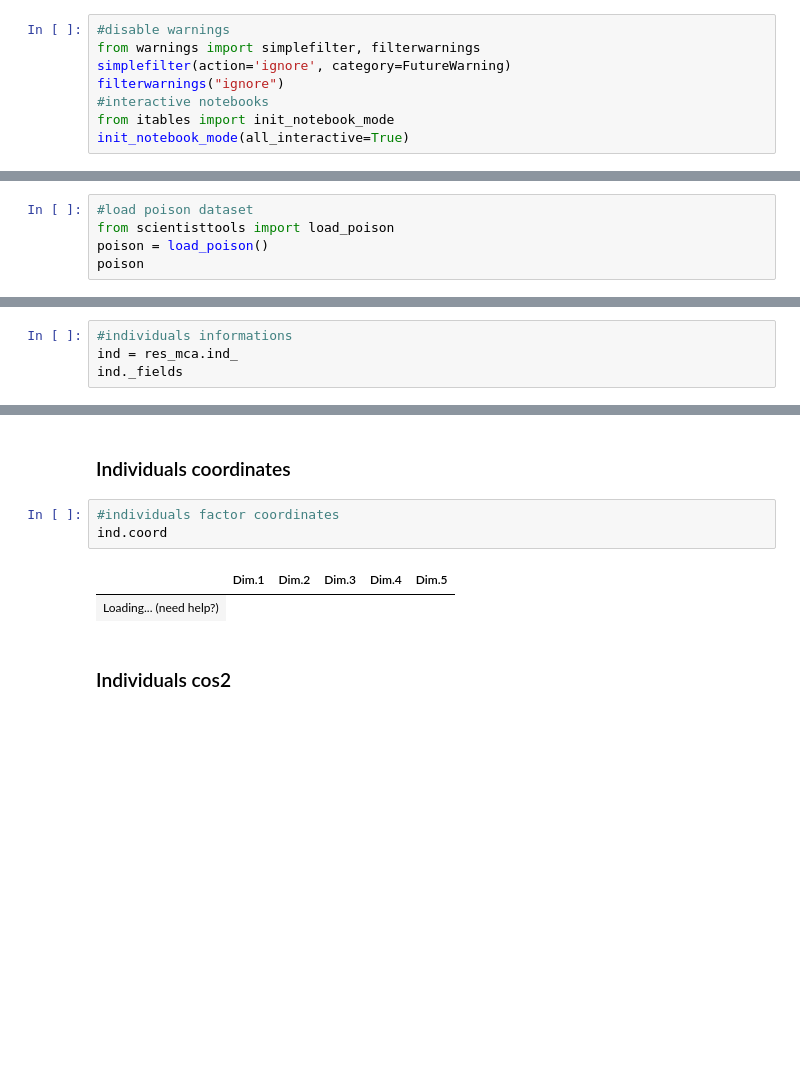
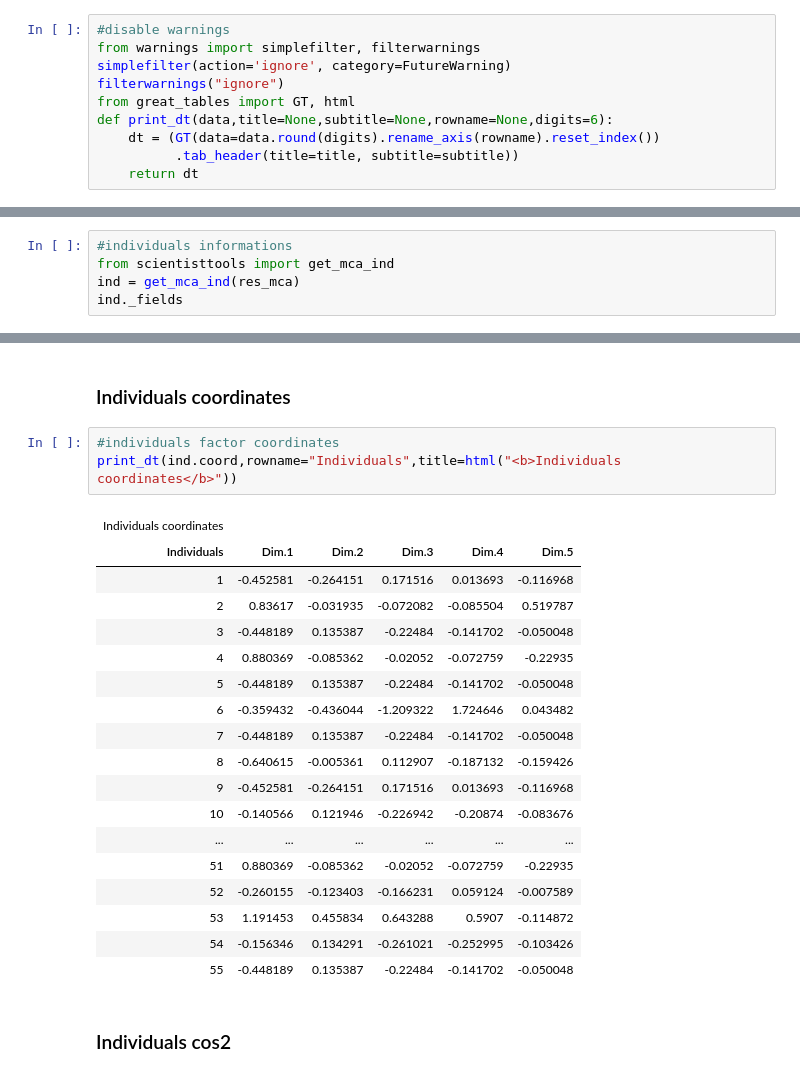
Before and after one commit to enfantbenidedieu/scientisttools, a Jupyter notebook: notebooks/05 - MCA/01-MCA-poison.ipynb, the cells around one changed output, grey strips where cells are left out. Drawn from its saved outputs; the diff is of its cells as text; blank space fills up the shorter version.

```diff
--- a/notebooks/05 - MCA/01-MCA-poison.ipynb
+++ b/notebooks/05 - MCA/01-MCA-poison.ipynb
@@ -5,6 +5,8 @@
 from warnings import simplefilter, filterwarnings
 simplefilter(action='ignore', category=FutureWarning)
 filterwarnings("ignore")
-#interactive notebooks
-from itables import init_notebook_mode
-init_notebook_mode(all_interactive=True)
+from great_tables import GT, html
+def print_dt(data,title=None,subtitle=None,rowname=None,digits=6):
+    dt = (GT(data=data.round(digits).rename_axis(rowname).reset_index())
+          .tab_header(title=title, subtitle=subtitle))
+    return dt
@@ -14,5 +12,0 @@ init_notebook_mode(all_interactive=True)
-# %%
-#load poison dataset
-from scientisttools import load_poison
-poison = load_poison()
-poison
@@ -63,7 +106,8 @@ eig_correction.greenacre
 ## Individuals informations
 # %%
 #individuals informations
-ind = res_mca.ind_
+from scientisttools import get_mca_ind
+ind = get_mca_ind(res_mca)
 ind._fields
 # %% [output]
 ('coord', 'cos2', 'contrib', 'infos')
@@ -71,10 +115,26 @@ ind._fields
 ### Individuals coordinates
 # %%
 #individuals factor coordinates
-ind.coord
+print_dt(ind.coord,rowname="Individuals",title=html("<b>Individuals coordinates</b>"))
 # %% [output]
-|  | Dim.1 | Dim.2 | Dim.3 | Dim.4 | Dim.5 |
-| Loading... (need help?) |
+| Individuals coordinates |  |  |  |  |  |
+| Individuals | Dim.1 | Dim.2 | Dim.3 | Dim.4 | Dim.5 |
+| 1 | -0.452581 | -0.264151 | 0.171516 | 0.013693 | -0.116968 |
+| 2 | 0.83617 | -0.031935 | -0.072082 | -0.085504 | 0.519787 |
+| 3 | -0.448189 | 0.135387 | -0.22484 | -0.141702 | -0.050048 |
+| 4 | 0.880369 | -0.085362 | -0.02052 | -0.072759 | -0.22935 |
+| 5 | -0.448189 | 0.135387 | -0.22484 | -0.141702 | -0.050048 |
+| 6 | -0.359432 | -0.436044 | -1.209322 | 1.724646 | 0.043482 |
+| 7 | -0.448189 | 0.135387 | -0.22484 | -0.141702 | -0.050048 |
+| 8 | -0.640615 | -0.005361 | 0.112907 | -0.187132 | -0.159426 |
+| 9 | -0.452581 | -0.264151 | 0.171516 | 0.013693 | -0.116968 |
+| 10 | -0.140566 | 0.121946 | -0.226942 | -0.20874 | -0.083676 |
+| ... | ... | ... | ... | ... | ... |
+| 51 | 0.880369 | -0.085362 | -0.02052 | -0.072759 | -0.22935 |
+| 52 | -0.260155 | -0.123403 | -0.166231 | 0.059124 | -0.007589 |
+| 53 | 1.191453 | 0.455834 | 0.643288 | 0.5907 | -0.114872 |
+| 54 | -0.156346 | 0.134291 | -0.261021 | -0.252995 | -0.103426 |
+| 55 | -0.448189 | 0.135387 | -0.22484 | -0.141702 | -0.050048 |
 # %% [markdown]
 ### Individuals cos2
 # %%
```
Also changed, not shown: parts of 59 cells of this notebook, 8 other files.
